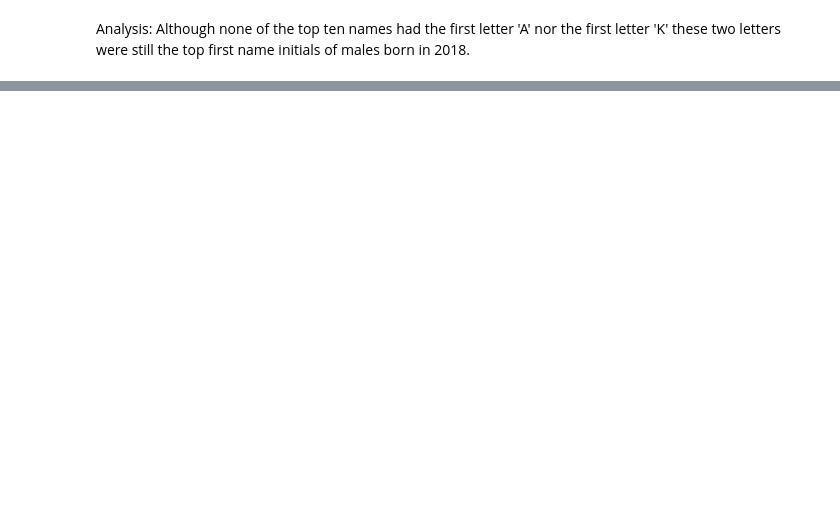
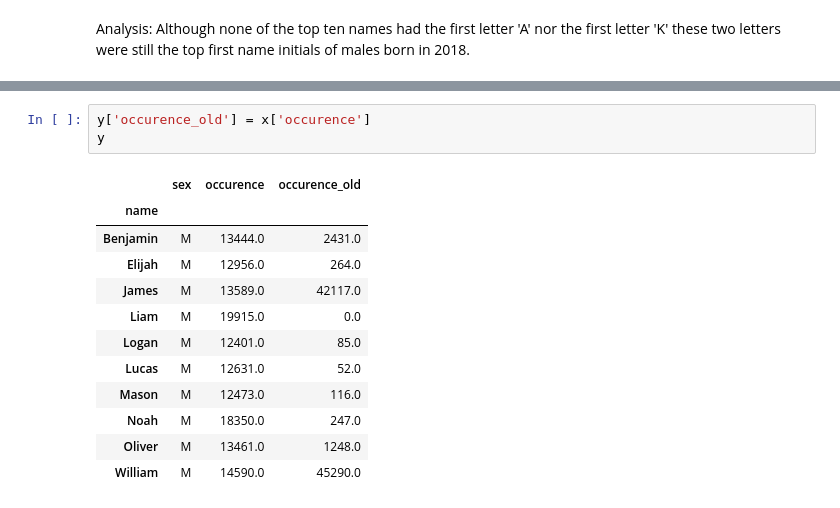
Before and after one commit to arjneal/DataScience, a Jupyter notebook: data_analytics/jupyter_notebooks/babynames.ipynb, the cells around one changed output, grey strips where cells are left out. Drawn from its saved outputs; the diff is of its cells as text; blank space fills up the shorter version.

```diff
--- a/data_analytics/jupyter_notebooks/babynames.ipynb
+++ b/data_analytics/jupyter_notebooks/babynames.ipynb
@@ -149,0 +210,16 @@ NameError: name 'first_letters_females' is not defined
+# %%
+y['occurence_old'] = x['occurence']
+y
+# %% [output]
+|  | sex | occurence | occurence_old |
+| name |  |  |  |
+| Benjamin | M | 13444.0 | 2431.0 |
+| Elijah | M | 12956.0 | 264.0 |
+| James | M | 13589.0 | 42117.0 |
+| Liam | M | 19915.0 | 0.0 |
+| Logan | M | 12401.0 | 85.0 |
+| Lucas | M | 12631.0 | 52.0 |
+| Mason | M | 12473.0 | 116.0 |
+| Noah | M | 18350.0 | 247.0 |
+| Oliver | M | 13461.0 | 1248.0 |
+| William | M | 14590.0 | 45290.0 |
```
Also changed, not shown: parts of 27 cells of this notebook.
